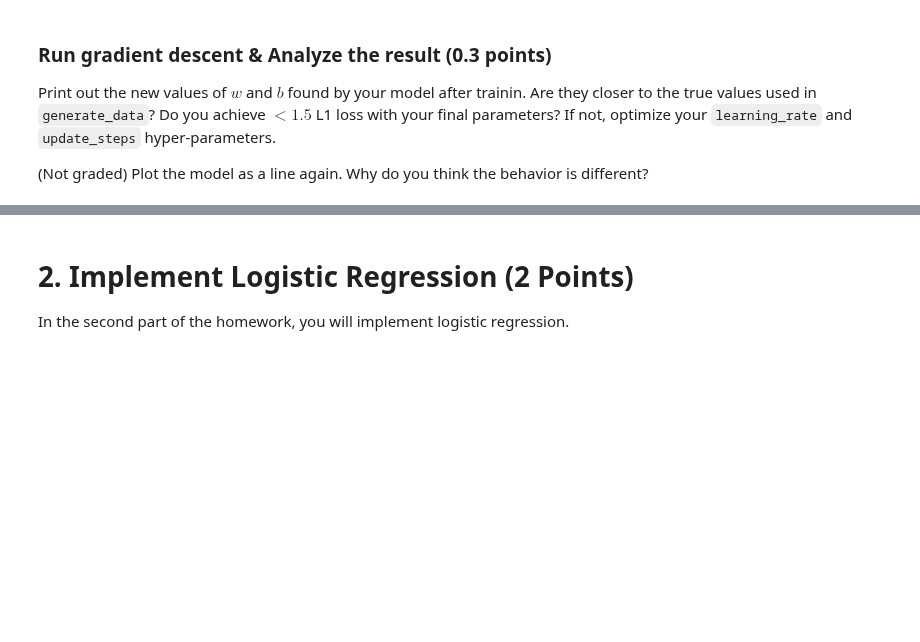
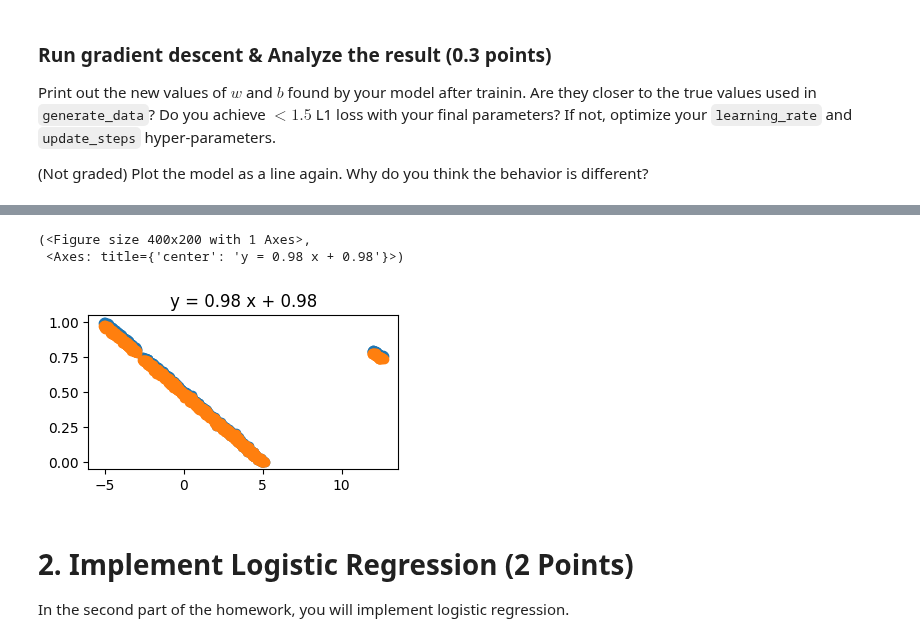
Before and after one commit to AfraAd/CSC413-Homeworks, a Jupyter notebook: Fall25_HW1_Regression.ipynb, the cells around one changed output, grey strips where cells are left out. Cells and saved outputs as stored; diff of their text form; code cells hidden in the pictures; blank space fills up the shorter version.

```diff
--- a/Fall25_HW1_Regression.ipynb
+++ b/Fall25_HW1_Regression.ipynb
@@ -215,7 +223,7 @@ def robust_lr_model(weight: float, bias: float, inputs: np.array) -> np.array:
     ## TODO: Implement linear model: y = weight * x + bias (Eq. 1)
     ## Hint: linear regression model
     ## Your Code, 0.05 points
-    res = ...
+    res = weight * inputs + bias
     ##########################################
     return res
 
@@ -223,7 +231,7 @@ def robust_lr_loss(weight: float, bias: float, inputs: np.array, targets: np.arr
     ##########################################
     ## TODO: Implement L1 loss
     ## Your Code, 0.2 points
-    res = ...
+    res = 0.5 * np.mean(np.abs(targets - model(weight, bias, inputs)))
     ##########################################
     return res
 
@@ -232,7 +240,7 @@ def robust_lr_dloss_dmodel(weight: float, bias: float, inputs: np.array, targets
     ## TODO: Implement the derivative of the L1 loss function
     ## with respect to the model output
     ## Your Code, 0.2 points
-    res = ...
+    res = np.sign(model(weight, bias, inputs) - targets)/inputs.shape[0]
     ##########################################
     return res
 
@@ -242,7 +250,7 @@ def robust_lr_weight_update(weight: float, bias: float, inputs: np.array, target
     ## We will use this function to update the weights in `train_robust_linear_regression` function (see below):
     # new_weight = weight - learning_rate*robust_lr_weight_update(weight, bias, inputs, targets)
     ## Your Code, 0.15 points
-    res = ...
+    res = np.mean(inputs * np.sign(model(weight, bias, inputs) - targets))
     ##########################################
     return res
 
@@ -252,7 +260,7 @@ def robust_lr_bias_update(weight: float, bias: float, inputs: np.array, targets:
     ## We will use this function to update the biases in `train_robust_linear_regression` function (see below):
     # new_bias = bias - learning_rate*robust_lr_bias_update(weight, bias, inputs, targets)
     ## Your Code, 0.1 points
-    res = ...
+    res = np.mean(np.sign(model(weight, bias, inputs) - targets))
     ##########################################
     return res
 
@@ -289,22 +302,26 @@ plt.ylabel("Loss")
 # %%
 def plot_robust_lr_model_prediction(x, y):
   fig, ax = plt.subplots(figsize=(4, 2))
   ##########################################
   ## TODO: Create a scatter plot of the data
   # (0 points)
-  ## Your Code
+  ax.scatter(y, x)
 
   ## TODO: Create a scatter plot of the predicted values (by the robust_lr model)
   # (0 points)
-  ## Your Code
+  ax.scatter(y, robust_lr_model(robust_lr_new_weight, robust_lr_new_bias, x))
 
   ##########################################
 
   ax.set_title(f"y = {robust_lr_new_weight:.2f} x + {robust_lr_new_weight:.2f}")
 
   return fig, ax
 
 plot_robust_lr_model_prediction(inputs,targets)
+# %% [output]
+(<Figure size 400x200 with 1 Axes>,
+ <Axes: title={'center': 'y = 0.98 x + 0.98'}>)
+[figure, added]
 # %% [markdown]
 # 2. Implement Logistic Regression (2 Points)
 In the second part of the homework, you will implement logistic regression.
```
Also changed, not shown: parts of 11 cells of this notebook.
